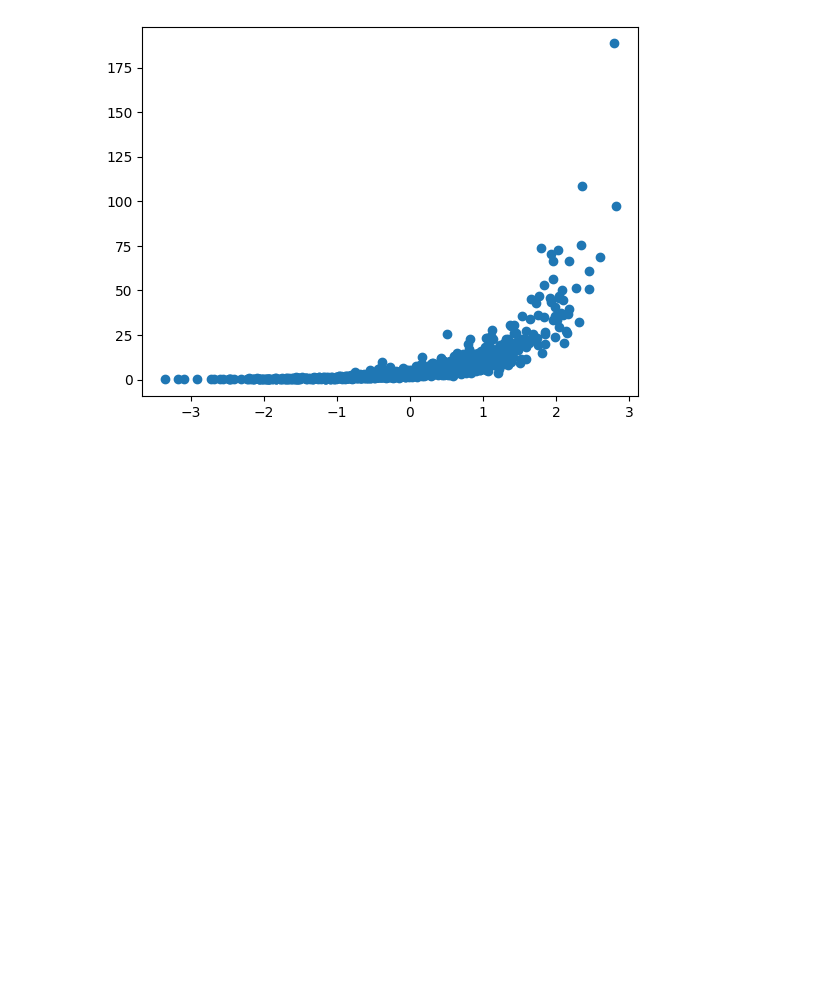
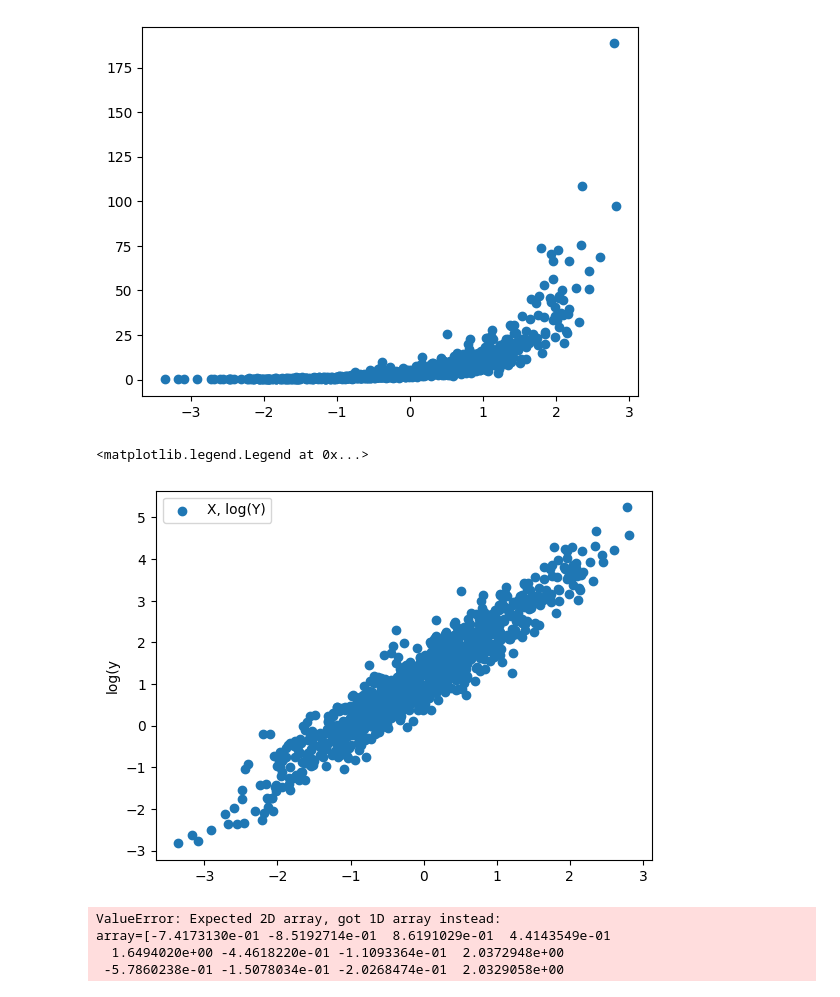
Before and after one commit to MariaNowacka/kaszcz, a Jupyter notebook: lista1_kaszcz.ipynb, the cells around one changed output. Drawn from its saved outputs; the diff is of its cells as text; code cells hidden in the pictures; blank space fills up the shorter version.

```diff
--- a/lista1_kaszcz.ipynb
+++ b/lista1_kaszcz.ipynb
@@ -285,3 +314,11 @@ X_fit = np.linspace(min(X), max(X), 100)
 Y_fit = model(X_fit, *popt)
 plt.plot(X_fit, Y_fit, label=f'$Y = {a:.3f} * e^{{b:.3f}} * X)$', color='red')
 plt.legend()
+# %%
+log_y = np.log(Y)
+plt.scatter(X, np.log(Y), label = 'X, log(Y)')
+plt.ylabel('log(y')
+plt.legend()
+# %% [output]
+<matplotlib.legend.Legend at 0x...>
+[figure, added]
@@ -287,0 +327,22 @@ plt.legend()
+# %%
+# Fit the linear regression model
+model = LinearRegression()
+model.fit(X, log_y)
+
+# Get the slope and intercept of the fitted line
+slope = model.coef_[0]
+intercept = model.intercept_
+
+# Step 5: Plot the regression line with the transformed data
+plt.scatter(X, log_y, color='green', label='Transformed Data (log(y))')
+plt.plot(X, model.predict(X), color='red', label=f'Linear Fit: log(y) = {slope:.2f}x + {intercept:.2f}')
+plt.title('Linear Regression on Transformed Data')
+plt.xlabel('x')
+plt.ylabel('log(y)')
+plt.legend()
+plt.show()
+# %% [output]
+ValueError: Expected 2D array, got 1D array instead:
+array=[-7.4173130e-01 -8.5192714e-01  8.6191029e-01  4.4143549e-01
+  1.6494020e+00 -4.4618220e-01 -1.1093364e-01  2.0372948e+00
+ -5.7860238e-01 -1.5078034e-01 -2.0268474e-01  2.0329058e+00
```
Also changed, not shown: parts of 5 cells of this notebook.
